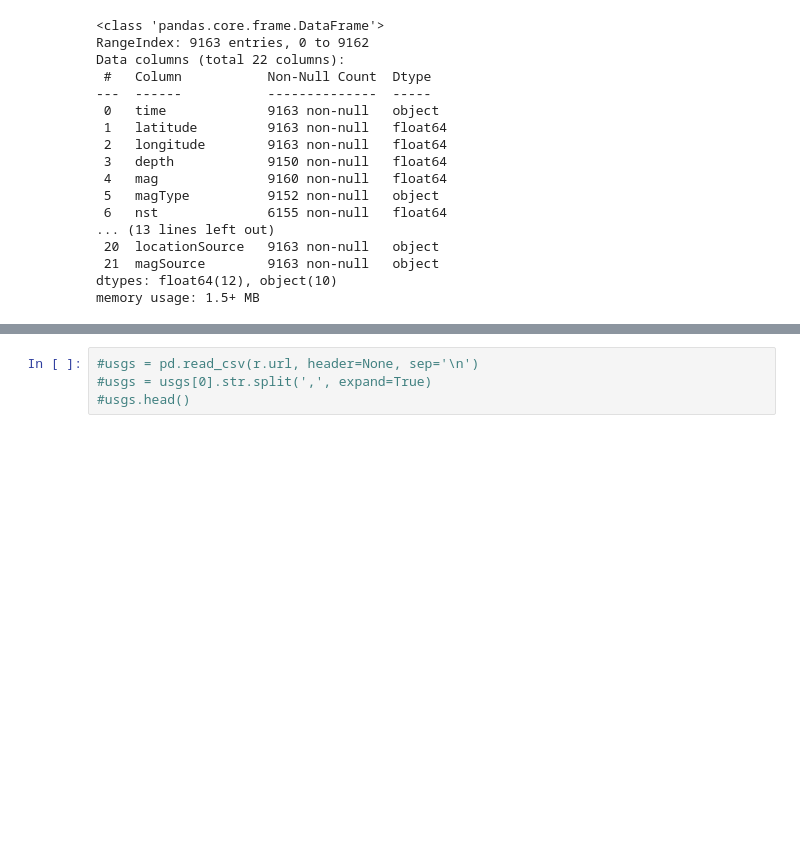
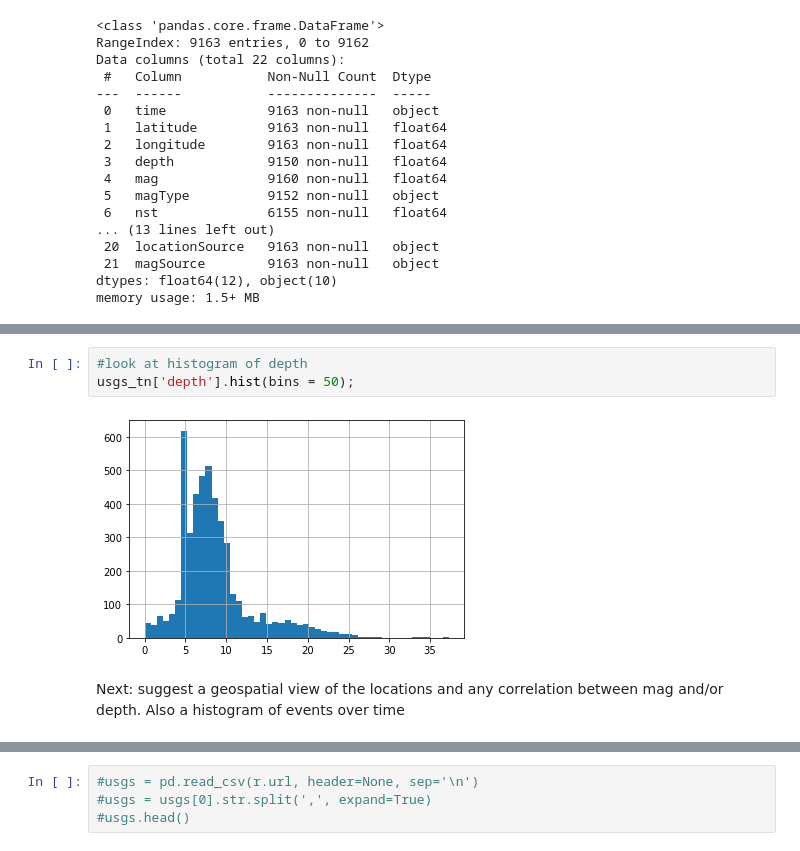
Before and after one commit to ocnrandolph/TNEG_Earthquakes, a Jupyter notebook: notebooks/usgs_api_patti.ipynb, the cells around one changed output, grey strips where cells are left out. Drawn from its saved outputs; the diff is of its cells as text; blank space fills up the shorter version.

```diff
--- a/notebooks/usgs_api_patti.ipynb
+++ b/notebooks/usgs_api_patti.ipynb
@@ -73 +152,8 @@ memory usage: 1.5+ MB
+# %%
+#look at histogram of depth
+usgs_tn['depth'].hist(bins = 50);
+# %% [output]
+[figure, added]
+# %% [markdown]
+Next:  suggest a geospatial view of the locations and any correlation between mag and/or depth.  Also a histogram of events over time
 # %%
```
Also changed, not shown: parts of 19 cells of this notebook.
